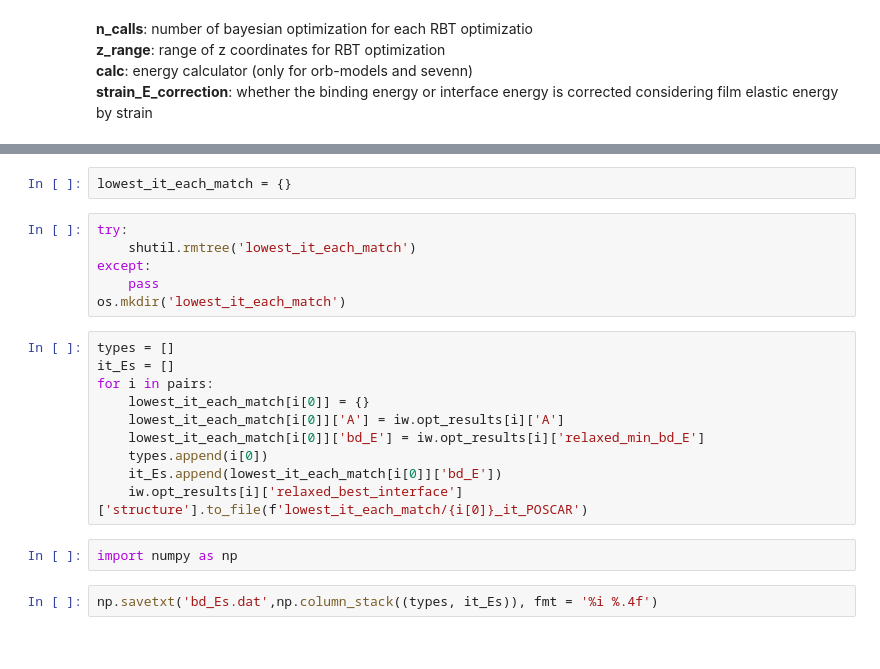
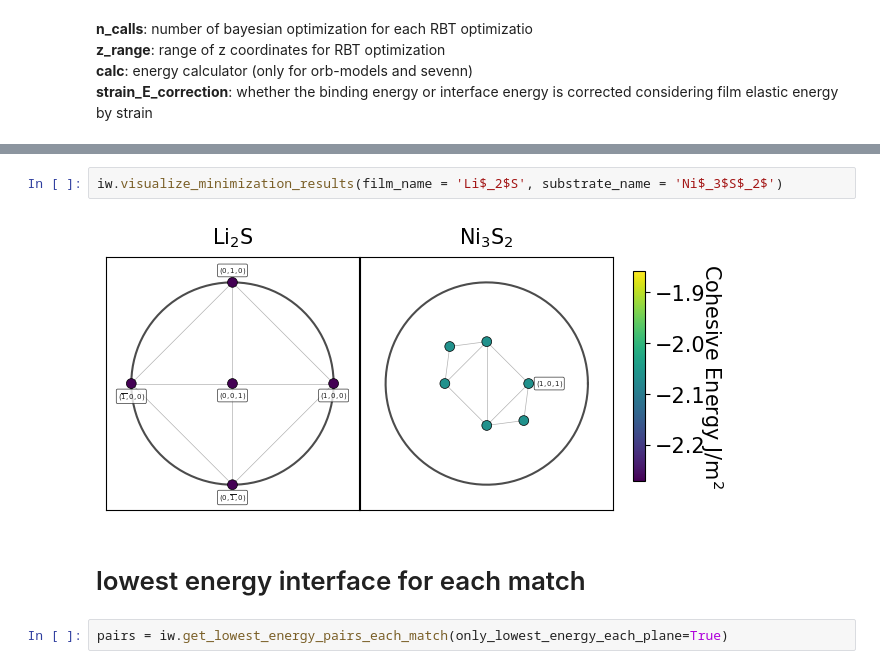
Before and after one commit to HouGroup/InterOptimus, a Jupyter notebook: Tutorial/bicrystal_with_vaccum.ipynb, the cells around one changed output, grey strips where cells are left out. Saved outputs shown, nothing was run; the diff lists cells and outputs as text.

```diff
--- a/Tutorial/bicrystal_with_vaccum.ipynb
+++ b/Tutorial/bicrystal_with_vaccum.ipynb
@@ -200,22 +109,8 @@ for i in range(len(ids)):
-# %%
-lowest_it_each_match = {}
-# %%
-try:
-    shutil.rmtree('lowest_it_each_match')
-except:
-    pass
-os.mkdir('lowest_it_each_match')
-# %%
-types = []
-it_Es = []
-for i in pairs:
-    lowest_it_each_match[i[0]] = {}
-    lowest_it_each_match[i[0]]['A'] = iw.opt_results[i]['A']
-    lowest_it_each_match[i[0]]['bd_E'] = iw.opt_results[i]['relaxed_min_bd_E']
-    types.append(i[0])
-    it_Es.append(lowest_it_each_match[i[0]]['bd_E'])
-    iw.opt_results[i]['relaxed_best_interface']['structure'].to_file(f'lowest_it_each_match/{i[0]}_it_POSCAR')
-# %%
-import numpy as np
-# %%
-np.savetxt('bd_Es.dat',np.column_stack((types, it_Es)), fmt = '%i %.4f')
+# %%
+iw.visualize_minimization_results(film_name = 'Li$_2$S', substrate_name = 'Ni$_3$S$_2$')
+# %% [output]
+[figure, added]
+# %% [markdown]
+# lowest energy interface for each match
+# %%
+pairs = iw.get_lowest_energy_pairs_each_match(only_lowest_energy_each_plane=True)
```
Also changed, not shown: parts of 15 cells of this notebook, 31 other files.
